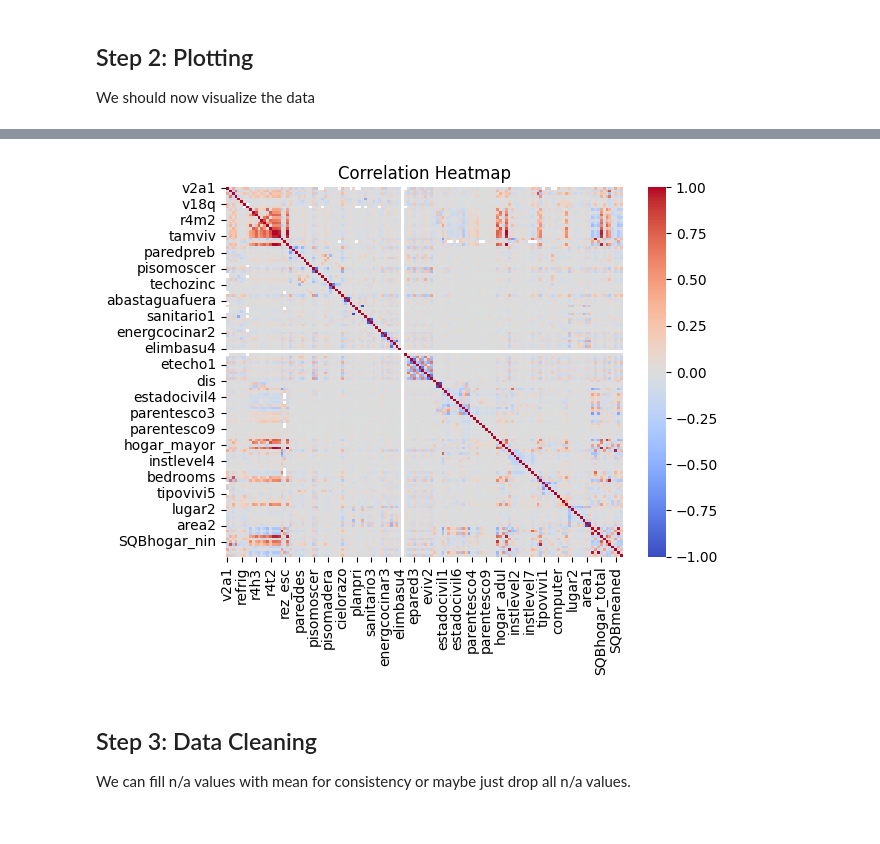
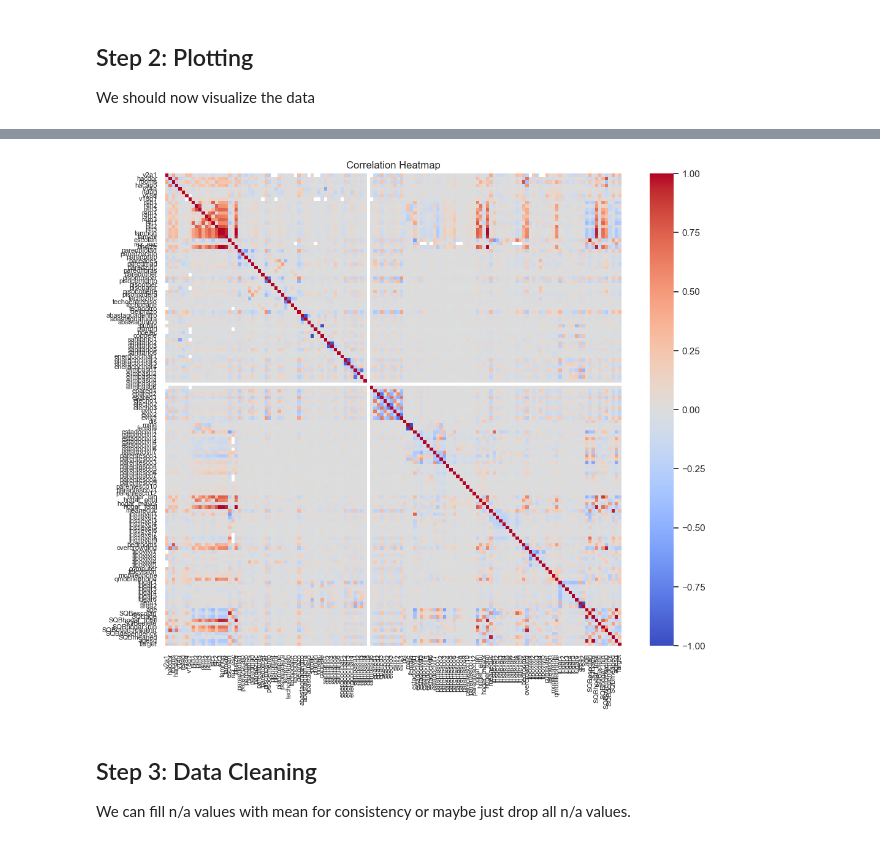
Before and after one commit to onurcan-b/Costa-Rica-Poverty-Prediction, a Jupyter notebook: Milestone 1.ipynb, the cells around one changed output, grey strips where cells are left out. Cells and saved outputs as stored; diff of their text form; code cells hidden in the pictures.

```diff
--- a/Milestone 1.ipynb
+++ b/Milestone 1.ipynb
@@ -81,16 +88,33 @@ plt.show()
 # %%
 # Select only numeric columns for correlation matrix
 numeric_data = data.select_dtypes(include=[np.number])  # np.number covers integers and floats
 
 # Now compute the correlation matrix
 corr_matrix = numeric_data.corr()
 
-# Plot the heatmap
-sns.heatmap(corr_matrix, annot=False, cmap='coolwarm')
+# Assuming 'corr_matrix' is your correlation matrix
+sns.set(style="white")  # Set style to 'white' to ensure labels are clear
+
+plt.figure(figsize=(12, 10))  # Adjust figure size to your preference
+ax = sns.heatmap(
+    corr_matrix,
+    annot=False,
+    cmap='coolwarm',
+    cbar=True,
+    xticklabels=True,
+    yticklabels=True
+)
+
+# Rotate the labels on the x-axis for better visibility
+plt.xticks(rotation=90, fontsize=8)  # Rotate x labels and set font size
+plt.yticks(rotation=0, fontsize=8)  # Rotate y labels and set font size (if needed)
+
 plt.title('Correlation Heatmap')
 plt.show()
+
+#We see that hhsize, tamhog, r4t3,hogar_total are the same thing by looking at the heatmap
 # %% [output]
-[figure, old version]
+[figure, new version]
 # %% [markdown]
 ## Step 3: Data Cleaning
 
```
Also changed, not shown: parts of 9 cells of this notebook.
